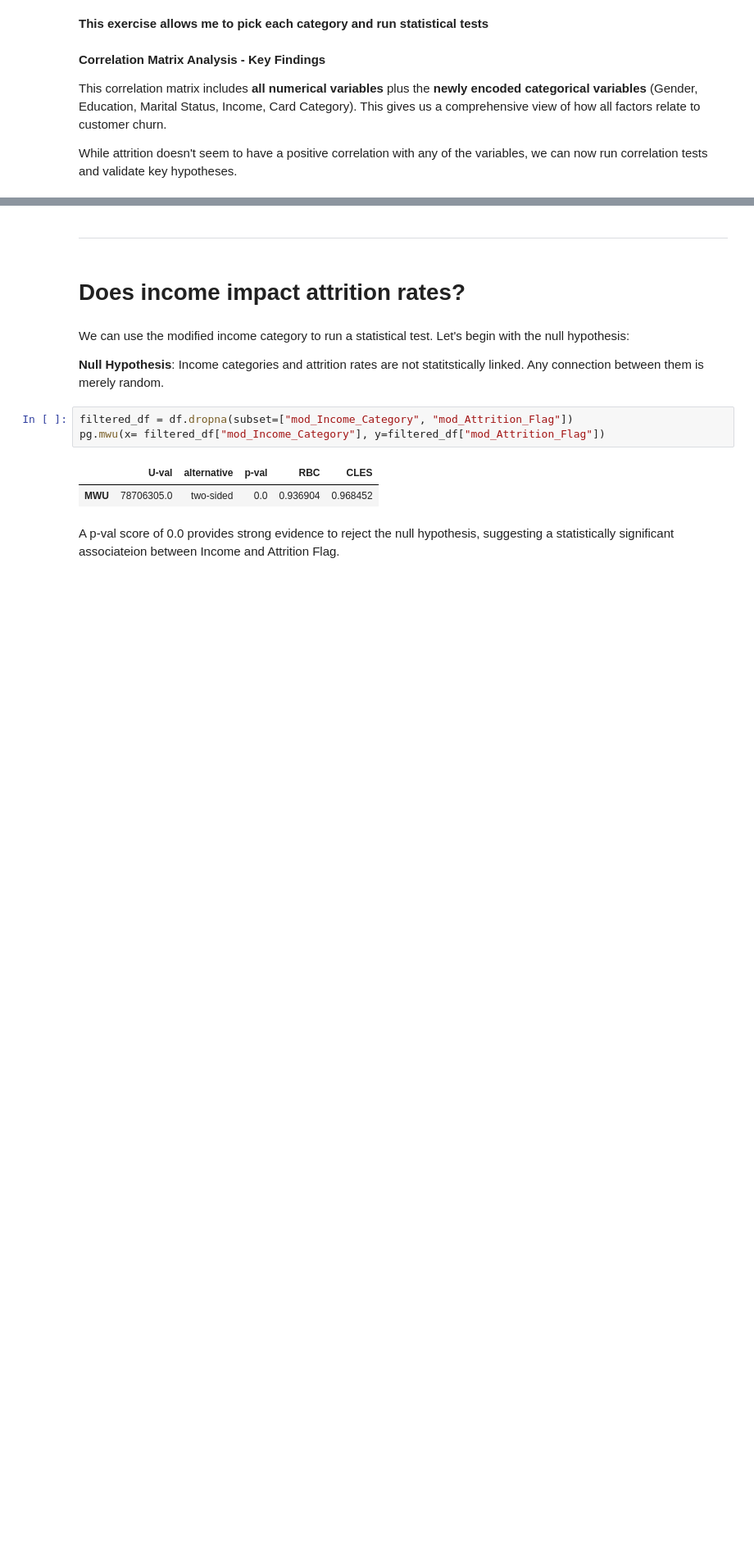
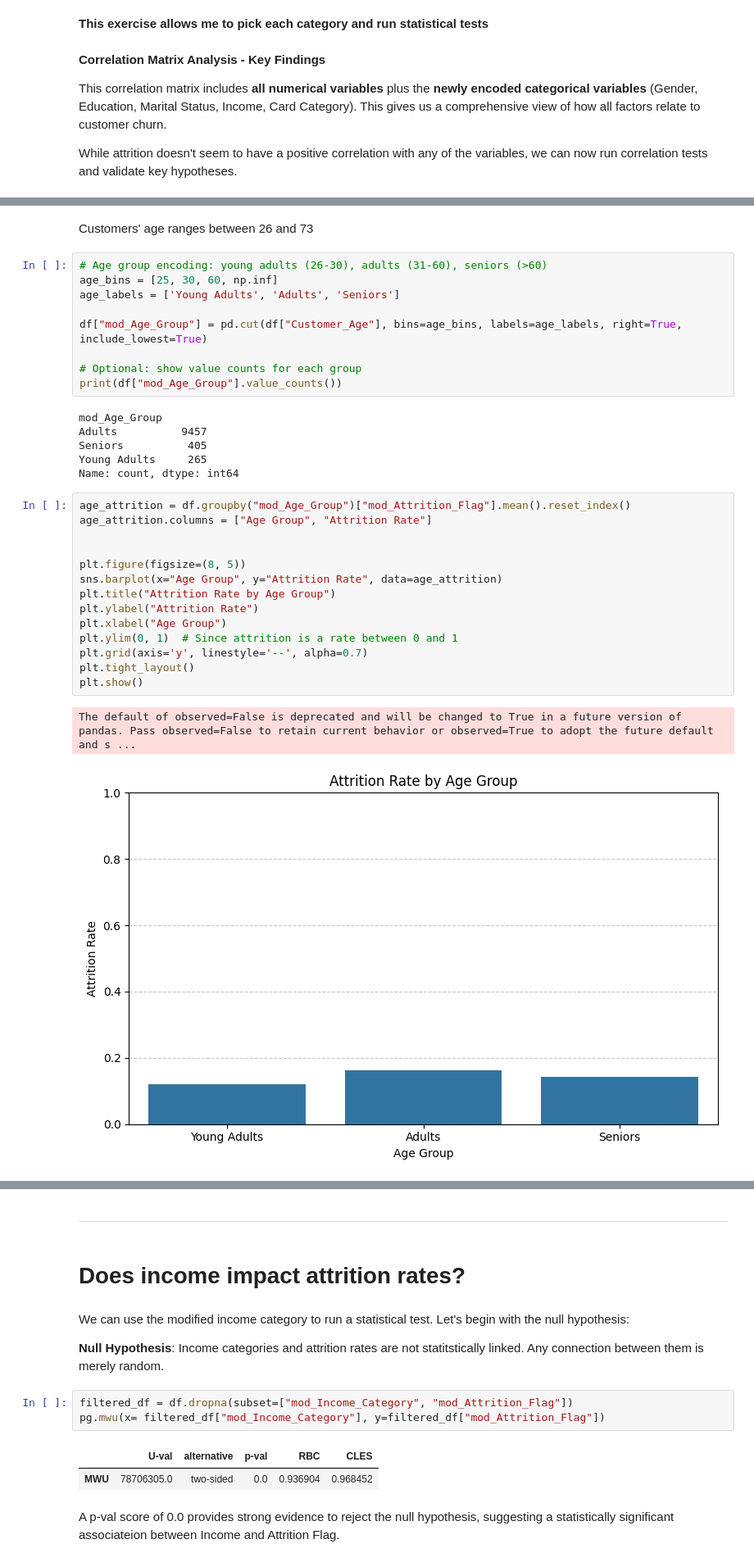
Before and after one commit to Harpreetkh/credit-card-customer-churn-analysis, a Jupyter notebook: jupyter_notebooks/credit-card-churn-analysis_transform.ipynb, the cells around one changed output, grey strips where cells are left out. Shown at 82% size. Saved outputs shown, nothing was run; the diff lists cells and outputs as text; blank space fills up the shorter version.

```diff
--- a/jupyter_notebooks/credit-card-churn-analysis_transform.ipynb
+++ b/jupyter_notebooks/credit-card-churn-analysis_transform.ipynb
@@ -226,0 +237,34 @@ While attrition doesn't seem to have a positive correlation with any of the vari
+# %% [markdown]
+Customers' age ranges between 26 and 73
+# %%
+# Age group encoding: young adults (26-30), adults (31-60), seniors (>60)
+age_bins = [25, 30, 60, np.inf]
+age_labels = ['Young Adults', 'Adults', 'Seniors']
+
+df["mod_Age_Group"] = pd.cut(df["Customer_Age"], bins=age_bins, labels=age_labels, right=True, include_lowest=True)
+
+# Optional: show value counts for each group
+print(df["mod_Age_Group"].value_counts())
+# %% [output]
+mod_Age_Group
+Adults          9457
+Seniors          405
+Young Adults     265
+Name: count, dtype: int64
+# %%
+age_attrition = df.groupby("mod_Age_Group")["mod_Attrition_Flag"].mean().reset_index()
+age_attrition.columns = ["Age Group", "Attrition Rate"]
+
+
+plt.figure(figsize=(8, 5))
+sns.barplot(x="Age Group", y="Attrition Rate", data=age_attrition)
+plt.title("Attrition Rate by Age Group")
+plt.ylabel("Attrition Rate")
+plt.xlabel("Age Group")
+plt.ylim(0, 1)  # Since attrition is a rate between 0 and 1
+plt.grid(axis='y', linestyle='--', alpha=0.7)
+plt.tight_layout()
+plt.show()
+# %% [output]
+The default of observed=False is deprecated and will be changed to True in a future version of pandas. Pass observed=False to retain current behavior or observed=True to adopt the future default and s ...
+[figure, added]
```
Also changed, not shown: parts of 38 cells of this notebook.
